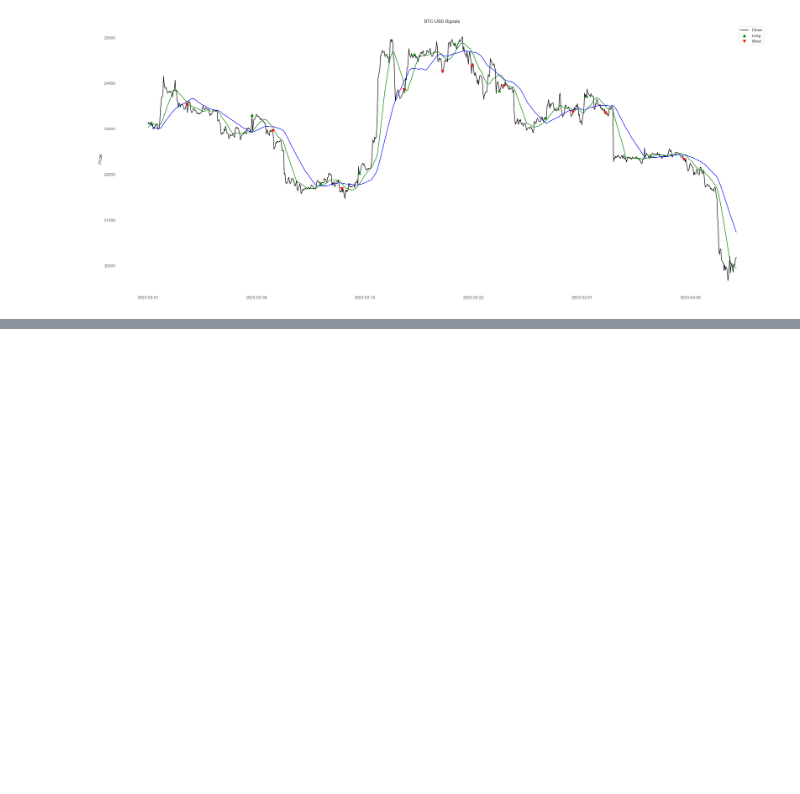
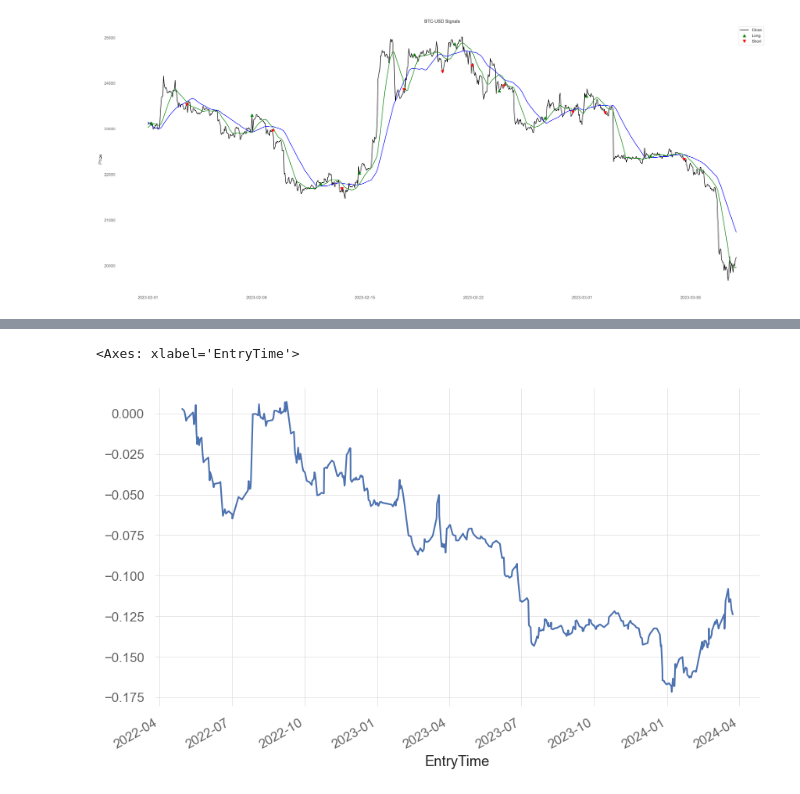
Before and after one commit to sharavsambuu/trading-cost-analysis, a Jupyter notebook: btc_macross_backtesting_yfinance.ipynb, the cells around one changed output, grey strips where cells are left out. Drawn from its saved outputs; the diff is of its cells as text; code cells hidden in the pictures; blank space fills up the shorter version.

```diff
--- a/btc_macross_backtesting_yfinance.ipynb
+++ b/btc_macross_backtesting_yfinance.ipynb
@@ -171,0 +147,6 @@ position_df
+# %%
+# Naive cumulative sum
+position_df['Return'].cumsum().plot()
+# %% [output]
+<Axes: xlabel='EntryTime'>
+[figure, added]
```
Also changed, not shown: parts of 19 cells of this notebook, 1 other file.
